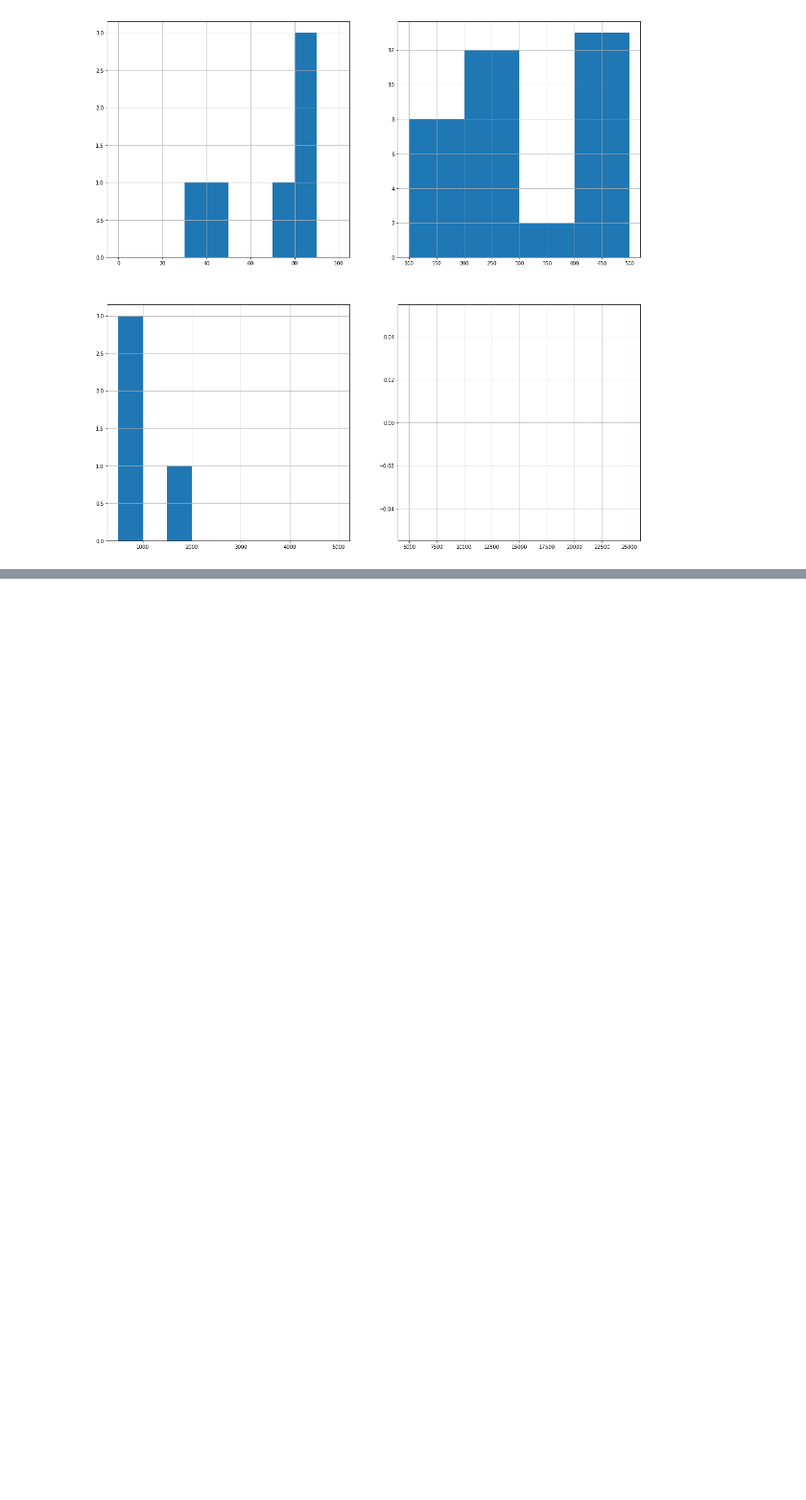
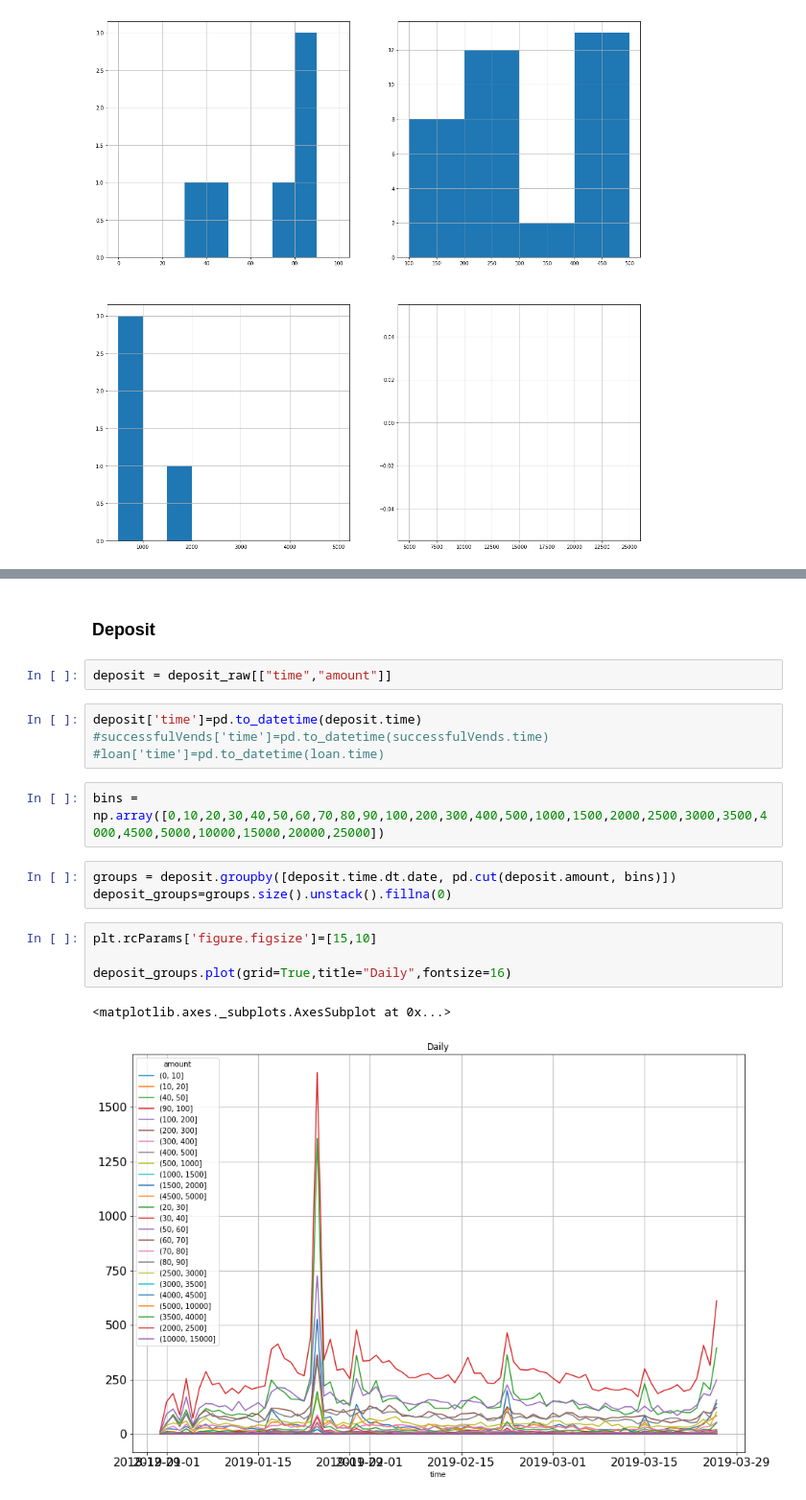
Before and after one commit to sylvia31096/Anomaly-Detection, a Jupyter notebook: Customer Behaviour.ipynb, the cells around one changed output, grey strips where cells are left out. Shown at 96% size. Cells and saved outputs as stored; diff of their text form; blank space fills up the shorter version.

Commit message:
Comparing Daily

```diff
--- a/Customer Behaviour.ipynb
+++ b/Customer Behaviour.ipynb
@@ -78,0 +82,20 @@ loan_raw.amount.hist(bins=bins4,ax=axes[1,1])
+# %% [markdown]
+### Deposit
+# %%
+deposit = deposit_raw[["time","amount"]]
+# %%
+deposit['time']=pd.to_datetime(deposit.time)
+#successfulVends['time']=pd.to_datetime(successfulVends.time)
+#loan['time']=pd.to_datetime(loan.time)
+# %%
+bins = np.array([0,10,20,30,40,50,60,70,80,90,100,200,300,400,500,1000,1500,2000,2500,3000,3500,4000,4500,5000,10000,15000,20000,25000])
+# %%
+groups = deposit.groupby([deposit.time.dt.date, pd.cut(deposit.amount, bins)])
+deposit_groups=groups.size().unstack().fillna(0)
+# %%
+plt.rcParams['figure.figsize']=[15,10]
+
+deposit_groups.plot(grid=True,title="Daily",fontsize=16)
+# %% [output]
+<matplotlib.axes._subplots.AxesSubplot at 0x...>
+[figure, added]
```
Also changed, not shown: parts of 2 cells of this notebook.
